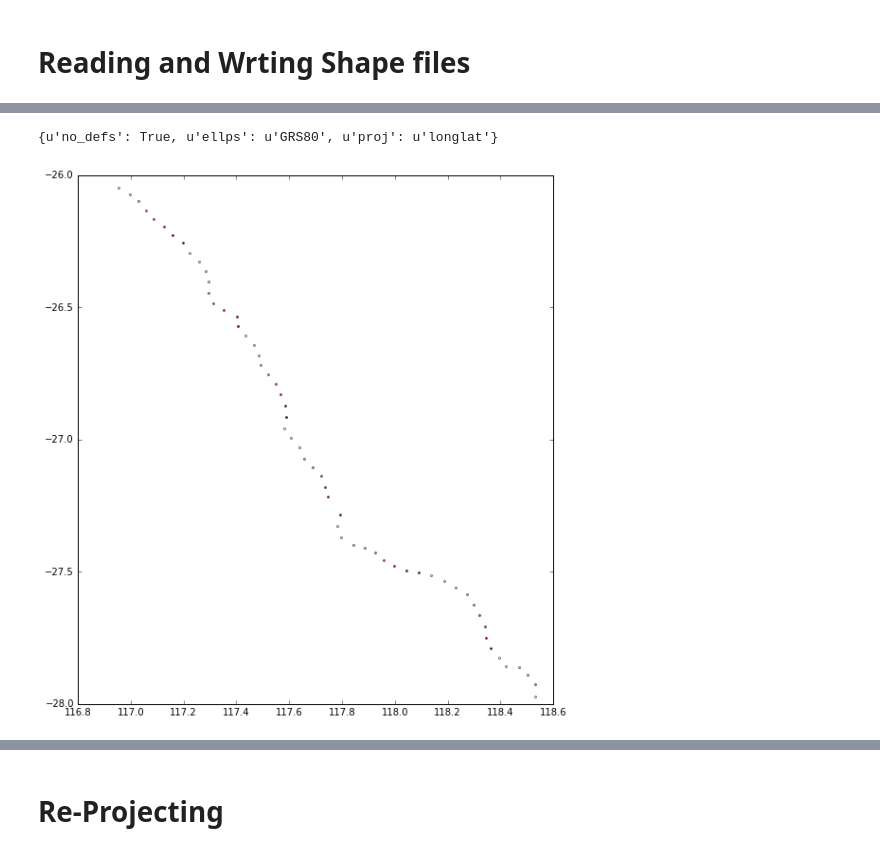
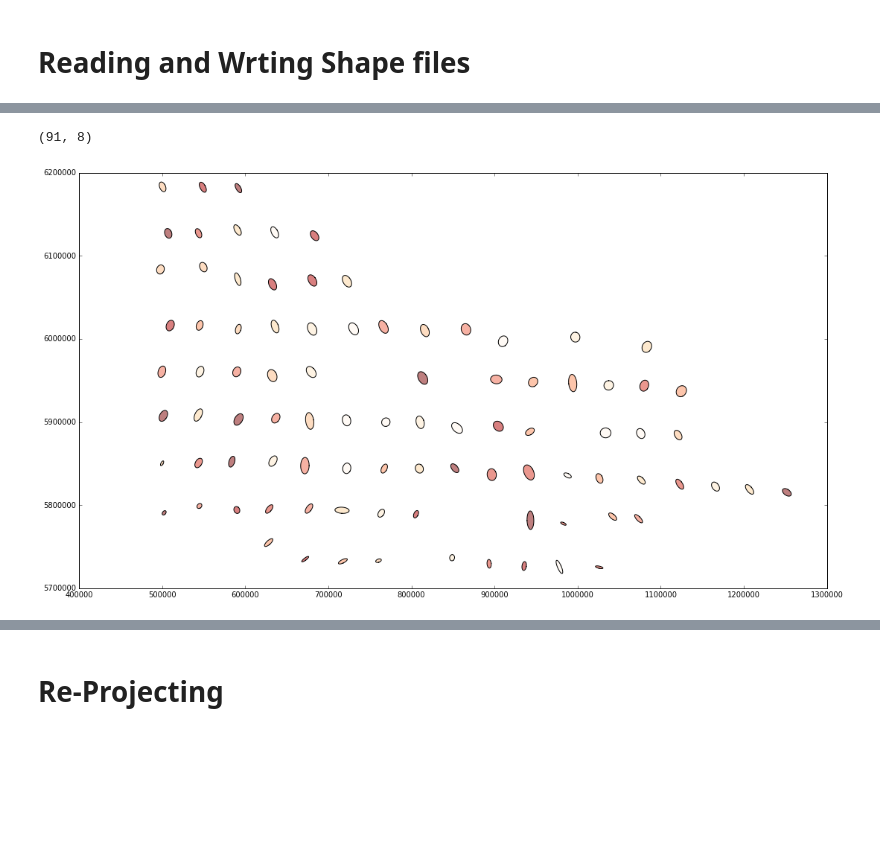
Before and after one commit to MTgeophysics/mtpy, a Jupyter notebook: examples/notebooks/geopandas_PhaseEllipses_Tippers.ipynb, the cells around one changed output, grey strips where cells are left out. Cells and saved outputs as stored; diff of their text form; code cells hidden in the pictures; blank space fills up the shorter version.

```diff
--- a/examples/notebooks/geopandas_PhaseEllipses_Tippers.ipynb
+++ b/examples/notebooks/geopandas_PhaseEllipses_Tippers.ipynb
@@ -47,14 +66,15 @@ Number of shape files found in /Softlab/Data/MT_datasets/75099_Youanmi/Phase_Ten
 # %%
-# check the MT site real locations
 
-shpfile=r'/Softlab/Data/MT_datasets/75098/Location_shapefile/YOM_MT_CDP.shp'
-shpfile='/Softlab/Data/MT_datasets/75099_Youanmi/Location_shapefiles/YMB1.shp'
+
+shpfile=r'/e/Data/MT_Datasets/ReProjected/pt_utm28354.shp'
+
 
 shpf=gpd.GeoDataFrame.from_file(shpfile)
 
-print(shpf.crs)
+#shpf['phi_max'].plot(marker='*', markersize=14)
 
 shpf.plot(cmap='OrRd', scheme='quantiles');  #(marker='o', color='red', markersize=5)
+print shpf.shape
 # %% [output]
-{u'no_defs': True, u'ellps': u'GRS80', u'proj': u'longlat'}
+(91, 8)
-[figure, old version]
+[figure, new version]
```
Also changed, not shown: parts of 19 cells of this notebook, 3 other files.
